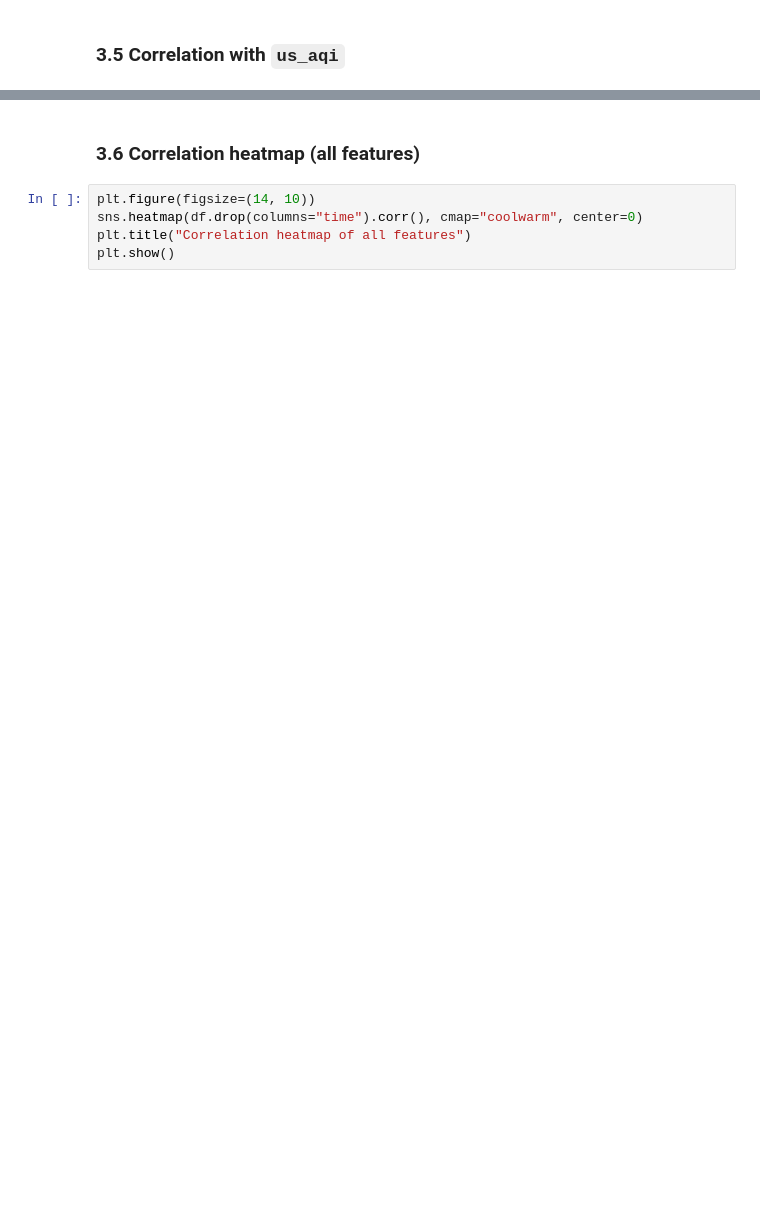
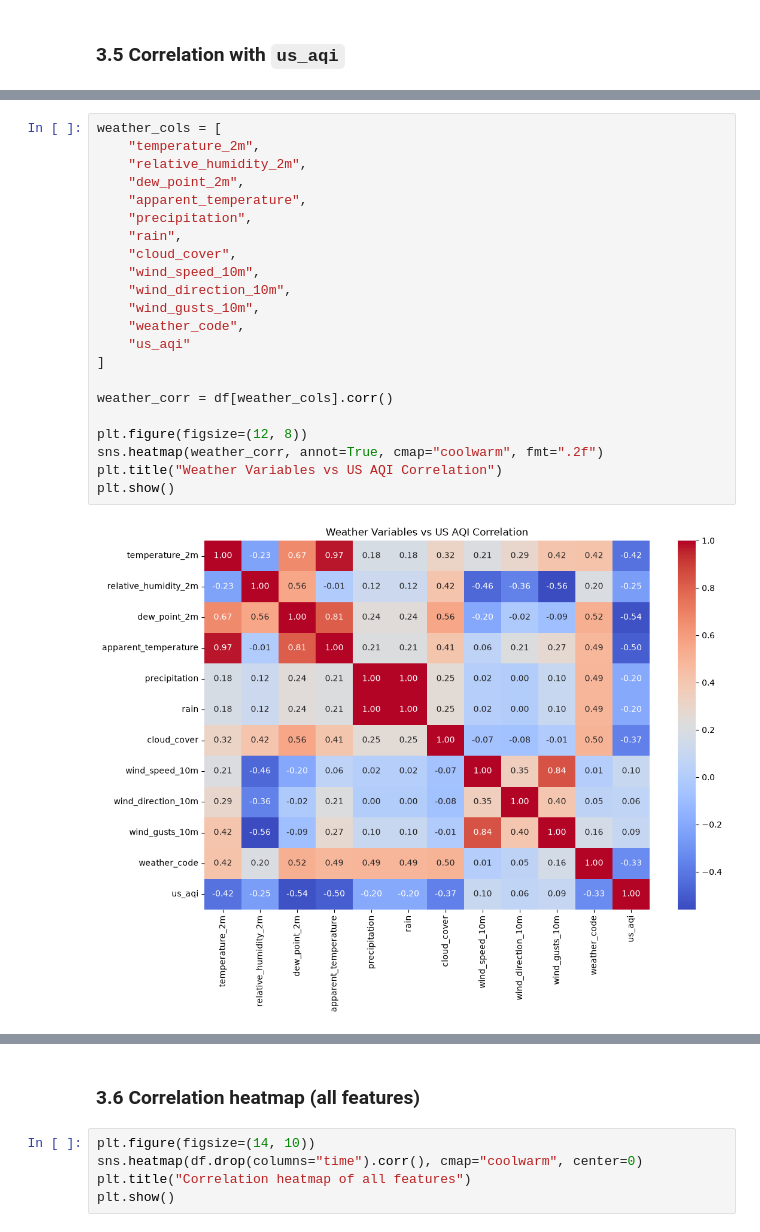
Before and after one commit to kritakHERE/Random-forest-Machine-Learning-for-air-quality-of-kathmandu, a Jupyter notebook: GA - Finalized version/kathmandu_aqi_pipeline_v2.ipynb, the cells around one changed output, grey strips where cells are left out. Cells and saved outputs as stored; diff of their text form; blank space fills up the shorter version.

```diff
--- a/GA - Finalized version/kathmandu_aqi_pipeline_v2.ipynb
+++ b/GA - Finalized version/kathmandu_aqi_pipeline_v2.ipynb
@@ -206,0 +234,24 @@ Name: us_aqi, dtype: float64
+# %%
+weather_cols = [
+    "temperature_2m",
+    "relative_humidity_2m",
+    "dew_point_2m",
+    "apparent_temperature",
+    "precipitation",
+    "rain",
+    "cloud_cover",
+    "wind_speed_10m",
+    "wind_direction_10m",
+    "wind_gusts_10m",
+    "weather_code",
+    "us_aqi"
+]
+
+weather_corr = df[weather_cols].corr()
+
+plt.figure(figsize=(12, 8))
+sns.heatmap(weather_corr, annot=True, cmap="coolwarm", fmt=".2f")
+plt.title("Weather Variables vs US AQI Correlation")
+plt.show()
+# %% [output]
+[figure, added]
```
Also changed, not shown: parts of 17 cells of this notebook, 23 other files.
